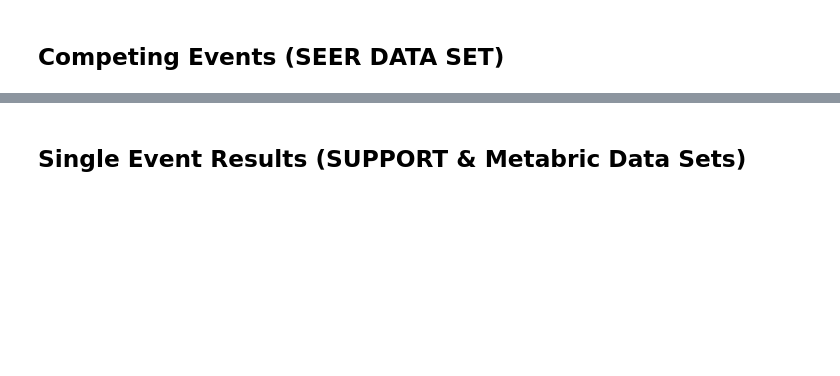
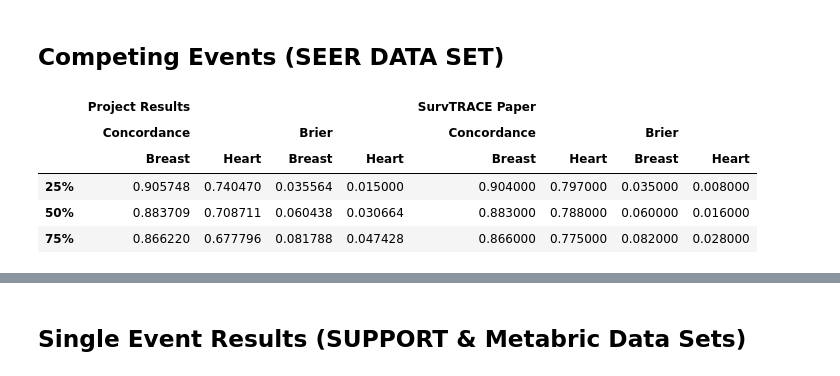
Before and after one commit to jhanratty/CS598DLH, a Jupyter notebook: TestCoxNeural_3.ipynb, the cells around one changed output, grey strips where cells are left out. Saved outputs shown, nothing was run; the diff lists cells and outputs as text; code cells hidden in the pictures; blank space fills up the shorter version.

Commit message:
fixed pd.style.format issue

```diff
--- a/TestCoxNeural_3.ipynb
+++ b/TestCoxNeural_3.ipynb
@@ -1022,22 +1029,31 @@ Dataset: seer
 # %%
 ## Results Table for Competing Events
 seerb_c_paper = [.904, .883, .866]
 seerh_c_paper = [.797, .788, .775,]
 seerb_b_paper = [.035, .060, .082]
 seerh_b_paper = [.008, .016, .028]
 deephith = [.763, .748, .724]
 deephitb = [.896, .875, .852]
 dsmh     = [.765, .761, .750]
 dsmb     = [.895, .873, .856]
 
 dd = pd.DataFrame([met['seer'][0][0],met['seer'][0][1],
                    met['seer'][1][0],met['seer'][1][1],
                     seerb_c_paper, seerh_c_paper,
                     seerb_b_paper, seerh_b_paper],
                   columns=pd.Index((['25%', '50%', '75%'])),
                   index=pd.MultiIndex.from_product([['Project Results','SurvTRACE Paper'],['Concordance', 'Brier'],['Breast','Heart']]))# ,
 pd.set_option('colheader_justify', 'center')
-dd.T.style.format(precision=4)
+#dd.T.style.format(precision=4)
+
+dd.T.style
+# %% [output]
+|  | Project Results |  |  |  | SurvTRACE Paper |  |  |  |
+|  | Concordance |  | Brier |  | Concordance |  | Brier |  |
+|  | Breast | Heart | Breast | Heart | Breast | Heart | Breast | Heart |
+| 25% | 0.905748 | 0.740470 | 0.035564 | 0.015000 | 0.904000 | 0.797000 | 0.035000 | 0.008000 |
+| 50% | 0.883709 | 0.708711 | 0.060438 | 0.030664 | 0.883000 | 0.788000 | 0.060000 | 0.016000 |
+| 75% | 0.866220 | 0.677796 | 0.081788 | 0.047428 | 0.866000 | 0.775000 | 0.082000 | 0.028000 |
 # %%
 ## Results Table for Competing Events
 seerb_c_paper = [.904, .883, .866]
```
Also changed, not shown: parts of 6 cells of this notebook.
